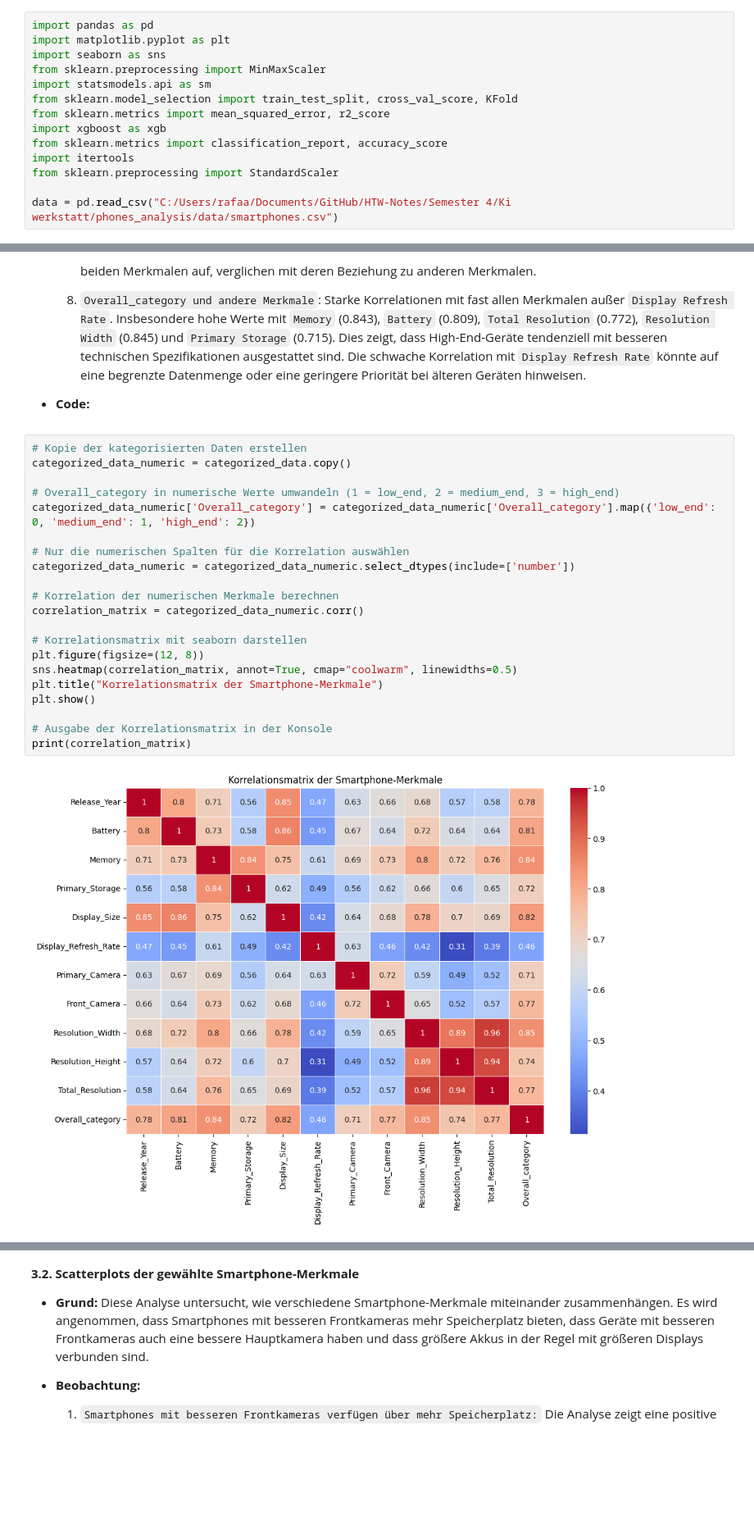
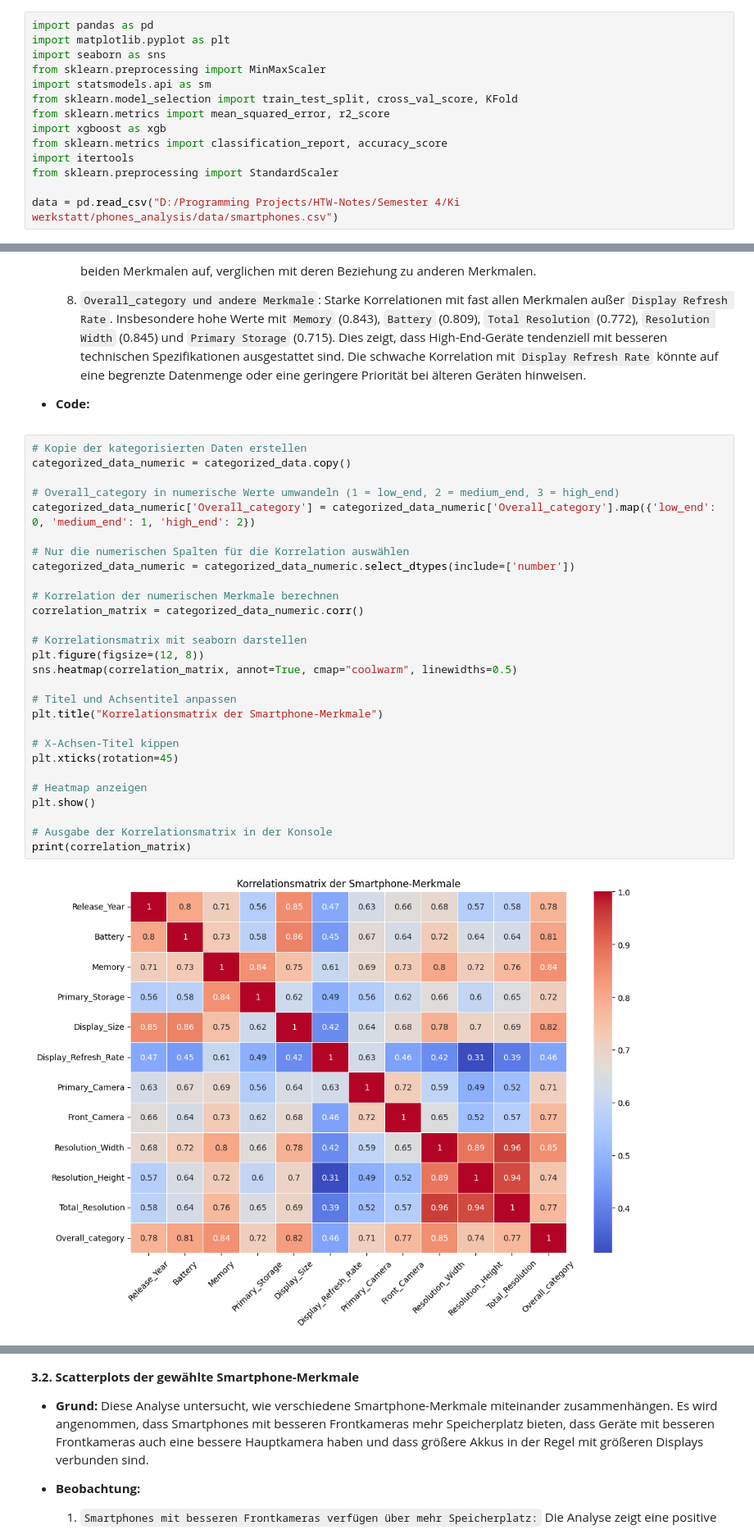
Before and after one commit to RealChoki/HTW-Notes, a Jupyter notebook: Semester 4/Ki werkstatt/phones_analysis/smartphones_analysis.ipynb, the cells around one changed output, grey strips where cells are left out. Shown at 82% size. Saved outputs shown, nothing was run; the diff lists cells and outputs as text; blank space fills up the shorter version.

```diff
--- a/Semester 4/Ki werkstatt/phones_analysis/smartphones_analysis.ipynb
+++ b/Semester 4/Ki werkstatt/phones_analysis/smartphones_analysis.ipynb
@@ -68,7 +68,7 @@ from sklearn.metrics import classification_report, accuracy_score
 import itertools
 from sklearn.preprocessing import StandardScaler
 
-data = pd.read_csv("C:/Users/rafaa/Documents/GitHub/HTW-Notes/Semester 4/Ki werkstatt/phones_analysis/data/smartphones.csv")
+data = pd.read_csv("D:/Programming Projects/HTW-Notes/Semester 4/Ki werkstatt/phones_analysis/data/smartphones.csv")
 # %% [markdown]
 ### 1. Datenvorbereitung
 
@@ -1196,26 +1187,33 @@ Prozentuales Wachstum für das Merkmal: Primary_Storage
 # %%
 # Kopie der kategorisierten Daten erstellen
 categorized_data_numeric = categorized_data.copy()
 
 # Overall_category in numerische Werte umwandeln (1 = low_end, 2 = medium_end, 3 = high_end)
 categorized_data_numeric['Overall_category'] = categorized_data_numeric['Overall_category'].map({'low_end': 0, 'medium_end': 1, 'high_end': 2})
 
 # Nur die numerischen Spalten für die Korrelation auswählen
 categorized_data_numeric = categorized_data_numeric.select_dtypes(include=['number'])
 
 # Korrelation der numerischen Merkmale berechnen
 correlation_matrix = categorized_data_numeric.corr()
 
 # Korrelationsmatrix mit seaborn darstellen
 plt.figure(figsize=(12, 8))
 sns.heatmap(correlation_matrix, annot=True, cmap="coolwarm", linewidths=0.5)
+
+# Titel und Achsentitel anpassen
 plt.title("Korrelationsmatrix der Smartphone-Merkmale")
+
+# X-Achsen-Titel kippen
+plt.xticks(rotation=45)
+
+# Heatmap anzeigen
 plt.show()
 
 # Ausgabe der Korrelationsmatrix in der Konsole
 print(correlation_matrix)
 # %% [output]
-[figure, old version]
+[figure, new version]
                       Release_Year   Battery    Memory  Primary_Storage  \
 Release_Year              1.000000  0.803366  0.714891         0.564582
 Battery                   0.803366  1.000000  0.727104         0.578710
```
Also changed, not shown: parts of 12 cells of this notebook.
